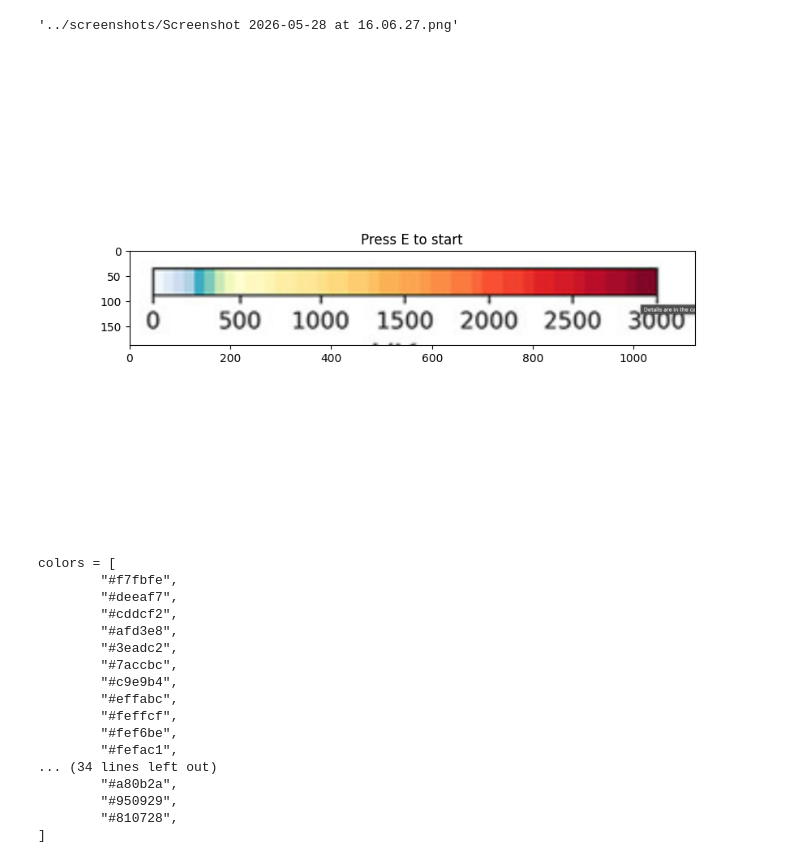
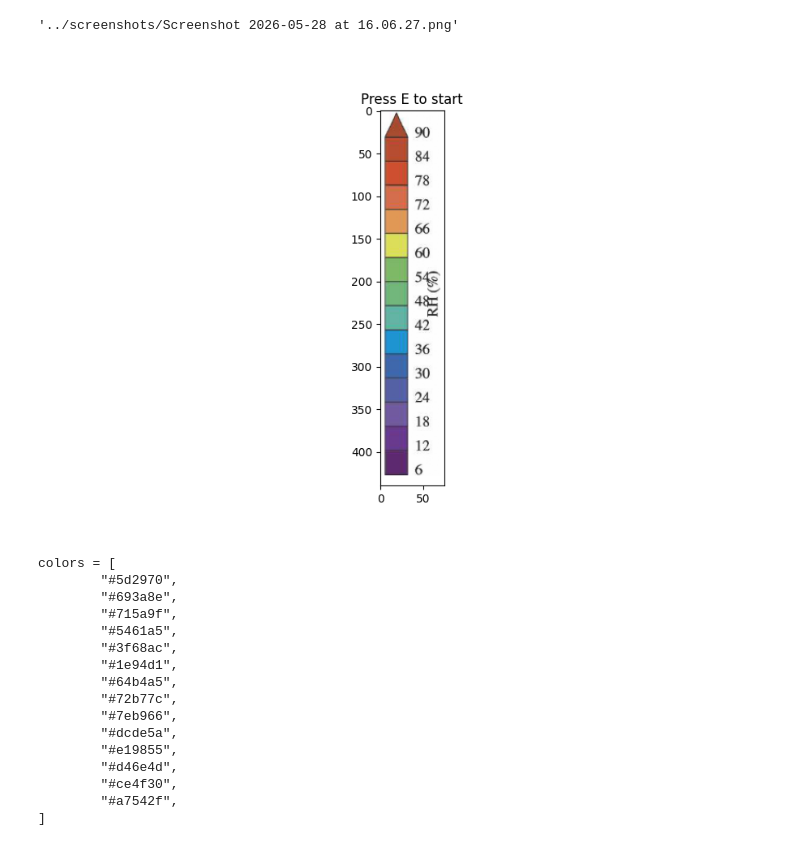
Before and after one commit to AlessandroLovo/extract_colormap, a Jupyter notebook: notebooks/retrieval_interactive.ipynb, the cells around one changed output. Cells and saved outputs as stored; diff of their text form; code cells hidden in the pictures.

Commit message:
test with a vertical colormap

```diff
--- a/notebooks/retrieval_interactive.ipynb
+++ b/notebooks/retrieval_interactive.ipynb
@@ -160,28 +160,32 @@ get_latest_screenshot()
 # %%
 ## Run this cell and follow the instructions in the plot title
 ## Once you are satisfied with the sampling points, run the next cell to print the color hex codes
 
-extractor = InteractiveColormapExtractor(imread(get_latest_screenshot()))
+extractor = InteractiveColormapExtractor(
+    imread(
+        get_latest_screenshot()
+        # '../screenshots/example.png'
+    )
+)
 # %% [output]
-[figure, old version]
+[figure, new version]
 # %%
 extractor.print_color_hexcodes()
 # %% [output]
 colors = [
-        "#f7fbfe",
-        "#deeaf7",
-        "#cddcf2",
-        "#afd3e8",
-        "#3eadc2",
-        "#7accbc",
-        "#c9e9b4",
-        "#effabc",
-        "#feffcf",
-        "#fef6be",
-        "#fefac1",
-... (34 lines left out)
-        "#a80b2a",
-        "#950929",
-        "#810728",
+        "#5d2970",
+        "#693a8e",
+        "#715a9f",
+        "#5461a5",
+        "#3f68ac",
+        "#1e94d1",
+        "#64b4a5",
+        "#72b77c",
+        "#7eb966",
+        "#dcde5a",
+        "#e19855",
+        "#d46e4d",
+        "#ce4f30",
+        "#a7542f",
 ]
 # %%
```
Also changed, not shown: parts of 1 cell of this notebook.
